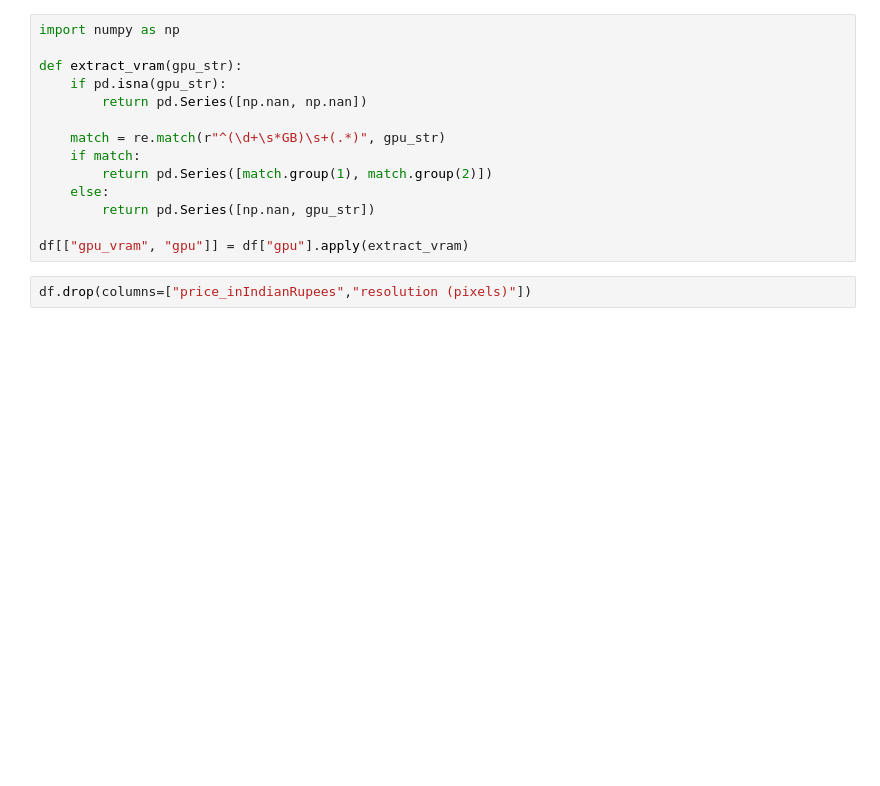
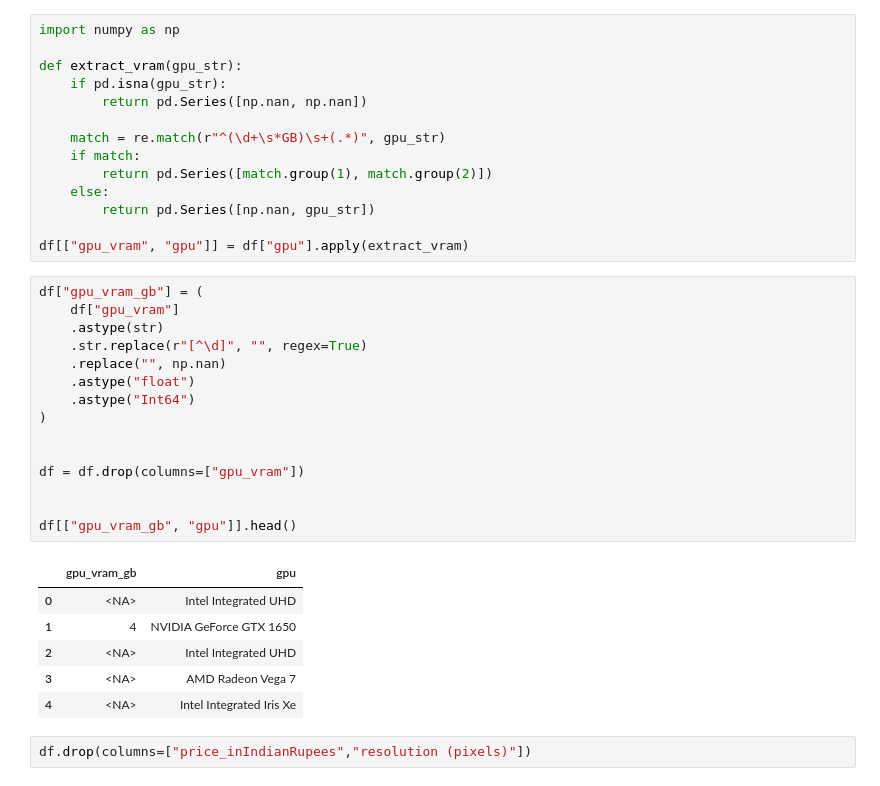
Before and after one commit to waellejmi/laptop-sales-agent, a Jupyter notebook: pre_processing/augment.ipynb, the cells around one changed output. Drawn from its saved outputs; the diff is of its cells as text; blank space fills up the shorter version.

Commit message:
VRAM added

```diff
--- a/pre_processing/augment.ipynb
+++ b/pre_processing/augment.ipynb
@@ -137,6 +135,28 @@ def extract_vram(gpu_str):
         return pd.Series([np.nan, gpu_str])
 
 df[["gpu_vram", "gpu"]] = df["gpu"].apply(extract_vram)
+# %%
+df["gpu_vram_gb"] = (
+    df["gpu_vram"]
+    .astype(str)
+    .str.replace(r"[^\d]", "", regex=True)
+    .replace("", np.nan)
+    .astype("float")
+    .astype("Int64")
+)
+
+
+df = df.drop(columns=["gpu_vram"])
+
+
+df[["gpu_vram_gb", "gpu"]].head()
+# %% [output]
+|  | gpu_vram_gb | gpu |
+| 0 | <NA> | Intel Integrated UHD |
+| 1 | 4 | NVIDIA GeForce GTX 1650 |
+| 2 | <NA> | Intel Integrated UHD |
+| 3 | <NA> | AMD Radeon Vega 7 |
+| 4 | <NA> | Intel Integrated Iris Xe |
 # %%
 df.drop(columns=["price_inIndianRupees","resolution (pixels)"])
 # %% [output]
```
Also changed, not shown: parts of 2 cells of this notebook, 1 other file.
